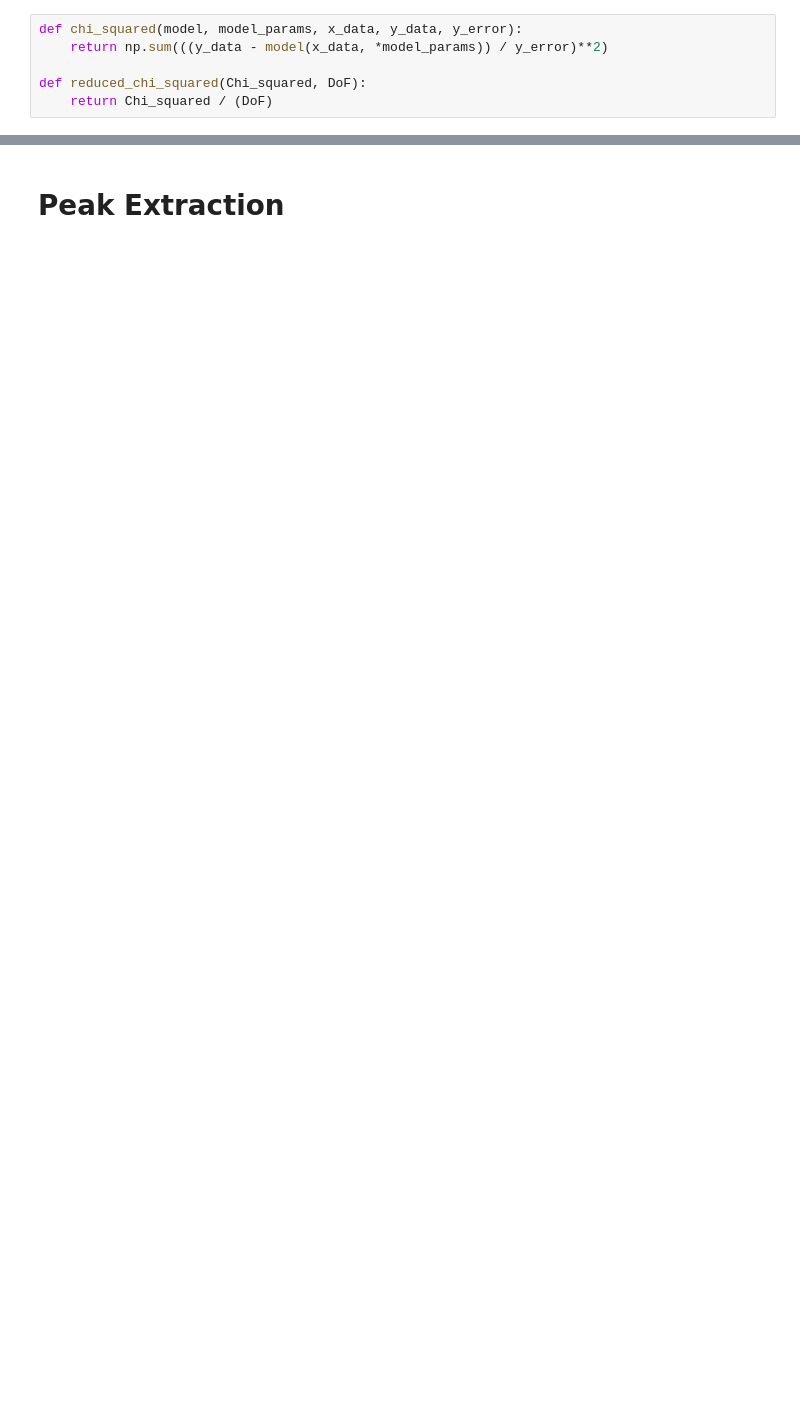
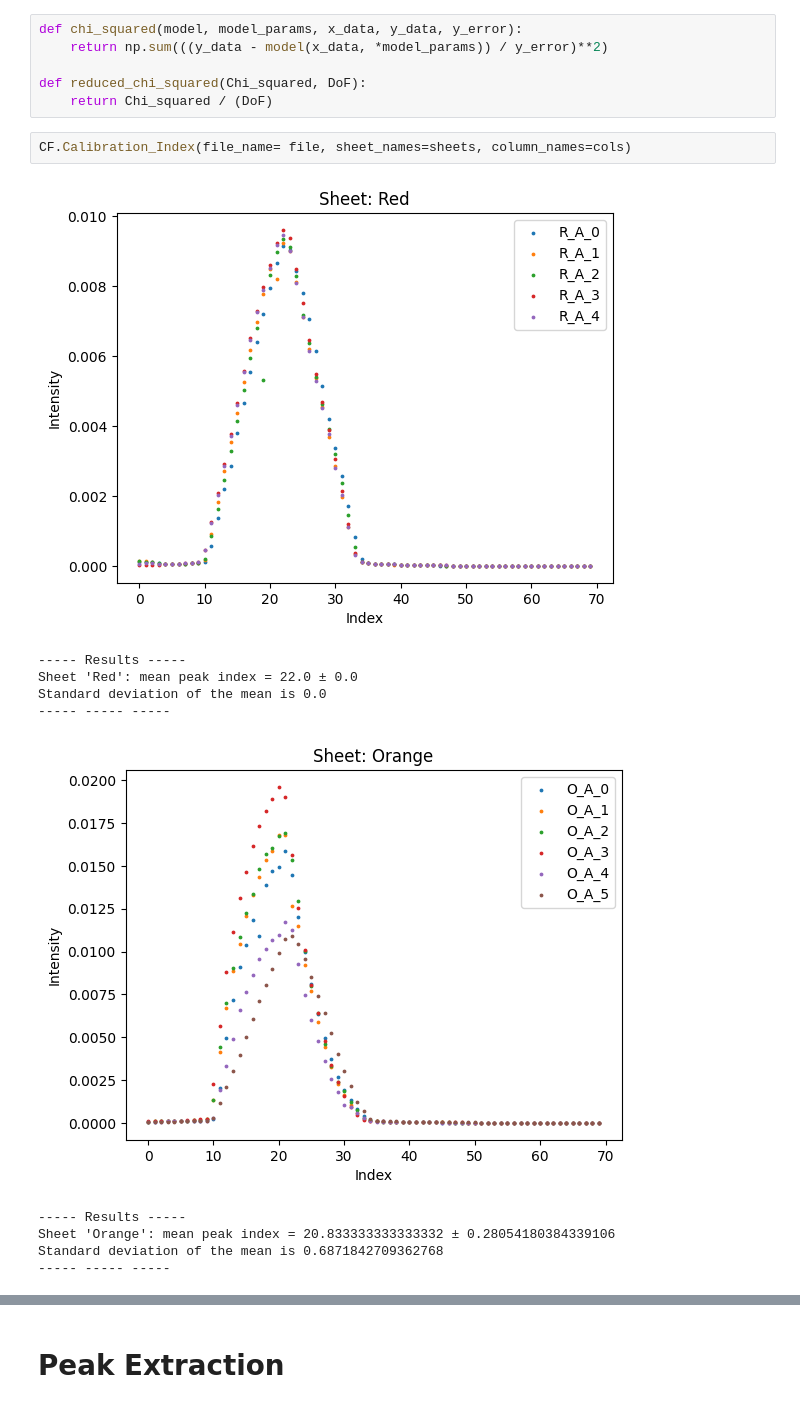
Before and after one commit to Sebastian426/Advanced-Lab-Code, a Jupyter notebook: Monochromator_Calibration/V2_Calibration.ipynb, the cells around one changed output, grey strips where cells are left out. Saved outputs shown, nothing was run; the diff lists cells and outputs as text; blank space fills up the shorter version.

```diff
--- a/Monochromator_Calibration/V2_Calibration.ipynb
+++ b/Monochromator_Calibration/V2_Calibration.ipynb
@@ -43,3 +48,16 @@ def chi_squared(model, model_params, x_data, y_data, y_error):
 
 def reduced_chi_squared(Chi_squared, DoF):
     return Chi_squared / (DoF)
+# %%
+CF.Calibration_Index(file_name= file, sheet_names=sheets, column_names=cols)
+# %% [output]
+[figure, added]
+----- Results -----
+Sheet 'Red': mean peak index = 22.0 ± 0.0
+Standard deviation of the mean is 0.0
+----- ----- -----
+[figure, added]
+----- Results -----
+Sheet 'Orange': mean peak index = 20.833333333333332 ± 0.28054180384339106
+Standard deviation of the mean is 0.6871842709362768
+----- ----- -----
```
Also changed, not shown: parts of 8 cells of this notebook, 4 other files.
